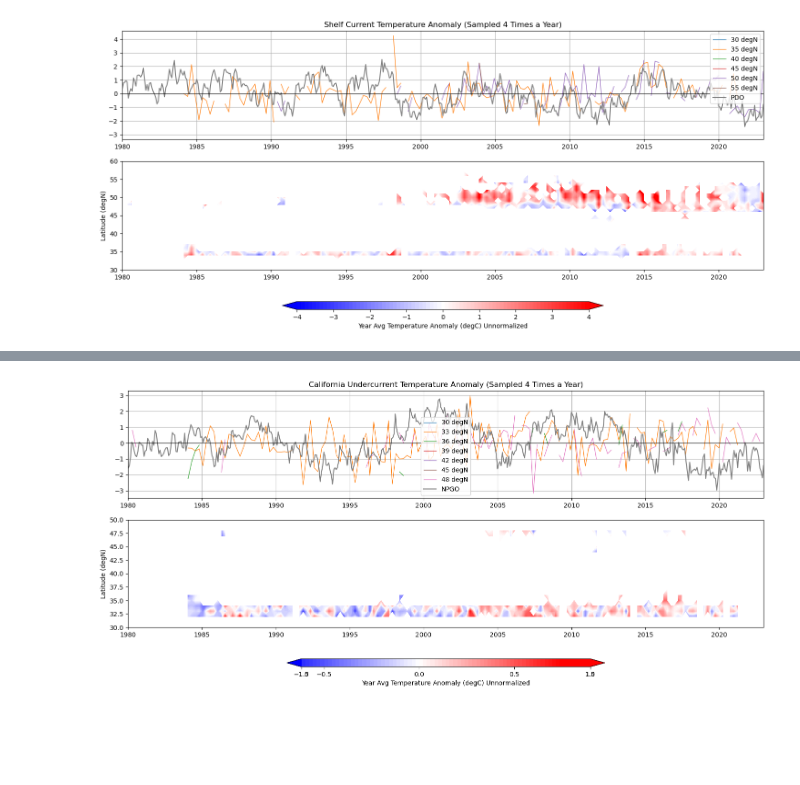
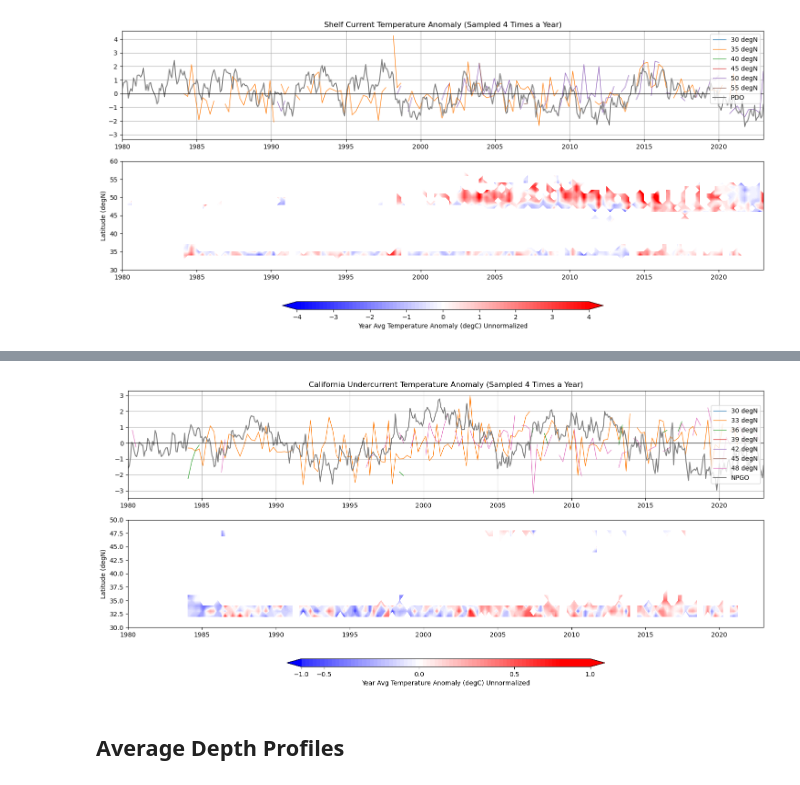
Before and after one commit to SalishSeaCast/analysis-griffon, a Jupyter notebook: notebooks/CaliforniaCurrentAnalysis/PreliminaryCurrentAnalysis.ipynb, the cells around one changed output, grey strips where cells are left out. Drawn from its saved outputs; the diff is of its cells as text; code cells hidden in the pictures; blank space fills up the shorter version.

```diff
--- a/notebooks/CaliforniaCurrentAnalysis/PreliminaryCurrentAnalysis.ipynb
+++ b/notebooks/CaliforniaCurrentAnalysis/PreliminaryCurrentAnalysis.ipynb
@@ -157,7 +161,7 @@ def contour_prep_depth(obs_used, start_yr, end_yr, depth_ranges, variable_str):
     # Finding Avg at each depth level within each year
     for yr in range(start_yr, end_yr):
         yr_obs = obs_used[obs_used['year'] == yr]
-        yr_vert_avg = avg_profile_4seasons(yr_obs, depth_ranges, variable_str)
+        yr_vert_avg = avg_profile_4seasons_depth(yr_obs, depth_ranges, variable_str)
 
         if yr == start_yr:
             yr_avgs = yr_vert_avg
@@ -286,22 +290,22 @@ See the caveats in the documentation: https://pandas.pydata.org/pandas-docs/stab
   obs_shelf_dd['time'] = pd.to_datetime(obs_shelf_dd['time'])
 [figure]
 # %%
-# Temporal resolution of California Under Current
-obs_cuc = obs[obs['current'] == 'CUC']
+# Temporal resolution of California Current
+obs_cc = obs[obs['current'] == 'CC']
 fig, ax = plt.subplots(figsize=(8, 10))
 
-obs_cuc_dd = obs_cuc.drop_duplicates(subset='time', keep='first')
+obs_cc_dd = obs_cc.drop_duplicates(subset='time', keep='first')
 
-obs_cuc_dd['time'] = pd.to_datetime(obs_cuc_dd['time'])
+obs_cc_dd['time'] = pd.to_datetime(obs_cc_dd['time'])
 
-yearDay = obs_cuc_dd['time'].dt.dayofyear
-year = obs_cuc_dd['time'].dt.year
+yearDay = obs_cc_dd['time'].dt.dayofyear
+year = obs_cc_dd['time'].dt.year
 
 ax.scatter(yearDay, year, s=2, marker='s' )
 # ax.scatter(yearDay, year, s=2, marker='s', c=obs_cuc['month'], cmap='viridis')
 
-ax.set_title('CUC Cast Times')
-ax.set_yticks(range(1972, 2024))
+ax.set_title('CC Cast Times')
+ax.set_yticks(range(1984, 2025))
 ax.set_ylabel('Year')
 ax.set_xlabel('Days of each year')
 
@@ -310,7 +314,7 @@ plt.tight_layout()
 plt.show()
 
 # Print results year by year
-with open(OUTPATH+'/'+"CUC_YearSource.txt", "w") as file:
+with open(OUTPATH+'/'+"CC_YearSource.txt", "w") as file:
     for year in sorted(grouped['year'].unique()):
         file.write(f"\n\nIn {year} there is:")
         sub = grouped[grouped['year'] == year]
@@ -402,7 +477,7 @@ end_yr = max(obs_used['year'])
 depth_ranges = np.arange(0,500,20) # Every 20m depth range
 variable_str = 'temperature (degC)' # Using temperature
 
-anom_array = contour_prep(obs_used, start_yr, end_yr, depth_ranges, variable_str)
+anom_array = contour_prep_depth(obs_used, start_yr, end_yr, depth_ranges, variable_str)
 
 
 x_yr_4times = np.linspace(start_yr, end_yr, num=(end_yr-start_yr)*4)
@@ -683,33 +888,35 @@ for i in range(0, anom_array.shape[0], 3):
 
 # lat_mask = ((lat_ranges >= 100) & (lat_ranges <= 350))
 # masked_lats = np.where(lat_mask)[0]  # indices of depths in range 100–350
 
 # for idx in masked_lats[::4]:  # every 5th depth index in range
 #     lat_label = lat_ranges[idx]
 #     ax[0].plot(x_yr_4times, zscore(anom_array[idx], nan_policy='omit'), label=f'{lat_label}m', linewidth=0.9)
 
 # ax[0].plot(enso['decimal_yr'], zscore(enso['index']), c='grey', ls='-', label='ENSO')
 # ax[0].plot(pdo['decimal_yr'], zscore(pdo['index']), c='grey', ls='-', label='PDO')
 ax[0].plot(npgo['decimal_yr'], zscore(npgo['index'], nan_policy='omit'), c='grey', ls='-', label='NPGO')
 
 ax[0].set_xlim([1980,2023])
-ax[0].legend()
+ax[0].legend(loc='right')
 ax[0].axhline(0, color='black', linewidth=0.8)
 ax[0].grid()
 ax[0].set_title('California Undercurrent Temperature Anomaly (Sampled 4 Times a Year)')
 
-vmax=3
+vmax=2
 # levels = np.linspace(-vmax, vmax, 80)
 # cp = ax[1].contourf(X,Y, anom_array, levels=levels, cmap='bwr', extend='both')
 
 cp = ax[1].contourf(X,Y, anom_array, levels=80, cmap='bwr', vmin=-0.75,vmax=0.75, extend='both')
 
 ax[1].set_ylabel('Latitude (degN)')
 ax[1].set_xlim([1980,2023])
 ax[1].set_ylim([30,50])
 
 ticks = [x/2 for x in range(-vmax, vmax+1)]
 cbar = fig.colorbar(cp, ax=ax, orientation='horizontal', pad=0.1, aspect=40, shrink=0.5, ticks=ticks)
 cbar.set_label('Year Avg Temperature Anomaly (degC) Unnormalized')
 # %% [output]
-[figure, old version]
+[figure, new version]
+# %% [markdown]
+## Average Depth Profiles
```
Also changed, not shown: parts of 13 cells of this notebook, 56 other files.
